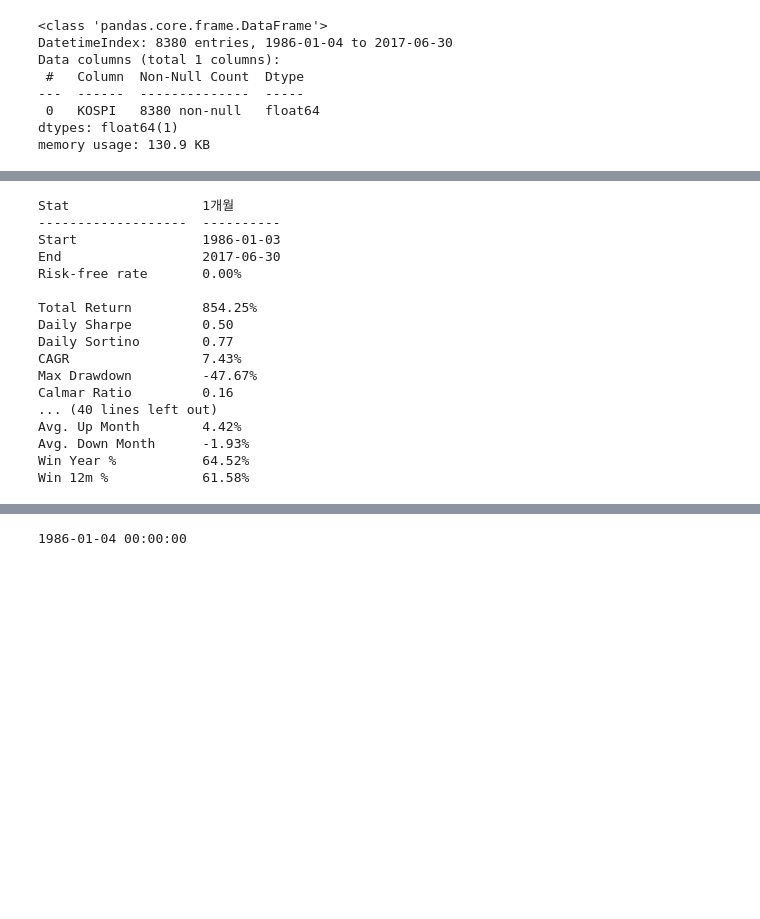
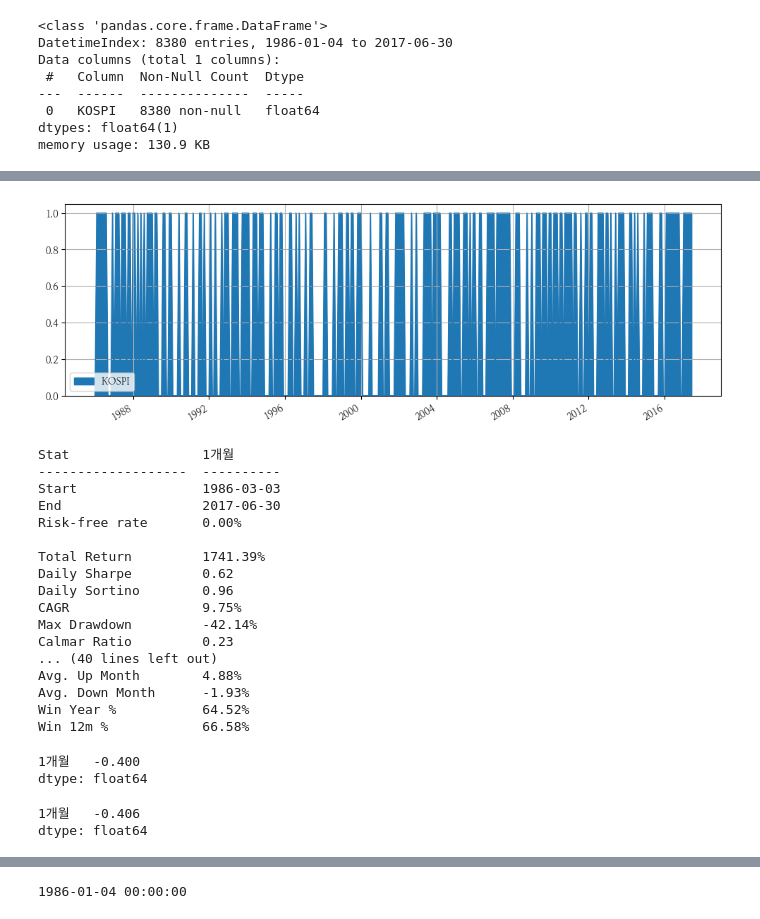
Before and after one commit to hermian/startetf, a Jupyter notebook: 2.23_단순절대모멘텀_KOSPI.ipynb, the cells around one changed output, grey strips where cells are left out. Drawn from its saved outputs; the diff is of its cells as text; code cells hidden in the pictures; blank space fills up the shorter version.

```diff
--- a/2.23_단순절대모멘텀_KOSPI.ipynb
+++ b/2.23_단순절대모멘텀_KOSPI.ipynb
@@ -425,20 +455,33 @@ dtype: float64}
+# %%
+rm1.get_security_weights().plot.area(figsize=(12,4));
+# %% [output]
+[figure, added]
 # %%
-r_1.display()
+r_c_1.set_date_range('1986-3')
+r_c_1.display()
 # %% [output]
 Stat                 1개월
 -------------------  ----------
-Start                1986-01-03
+Start                1986-03-03
 End                  2017-06-30
 Risk-free rate       0.00%
 
-Total Return         854.25%
-Daily Sharpe         0.50
-Daily Sortino        0.77
-CAGR                 7.43%
-Max Drawdown         -47.67%
-Calmar Ratio         0.16
+Total Return         1741.39%
+Daily Sharpe         0.62
+Daily Sortino        0.96
+CAGR                 9.75%
+Max Drawdown         -42.14%
+Calmar Ratio         0.23
 ... (40 lines left out)
-Avg. Up Month        4.42%
+Avg. Up Month        4.88%
 Avg. Down Month      -1.93%
 Win Year %           64.52%
-Win 12m %            61.58%
+Win 12m %            66.58%
+# %%
+r_c_1.prices.resample('M').last().to_drawdown_series().min()
+r_c_1.prices.resample('MS').first().to_drawdown_series().min()
+# %% [output]
+1개월   -0.400
+dtype: float64
+1개월   -0.406
+dtype: float64
```
Also changed, not shown: parts of 19 cells of this notebook.
